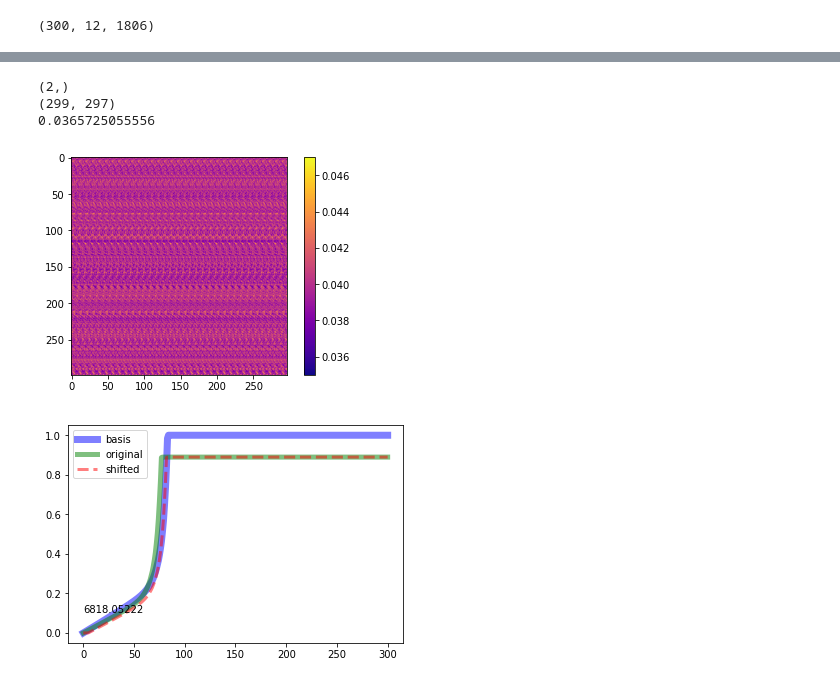
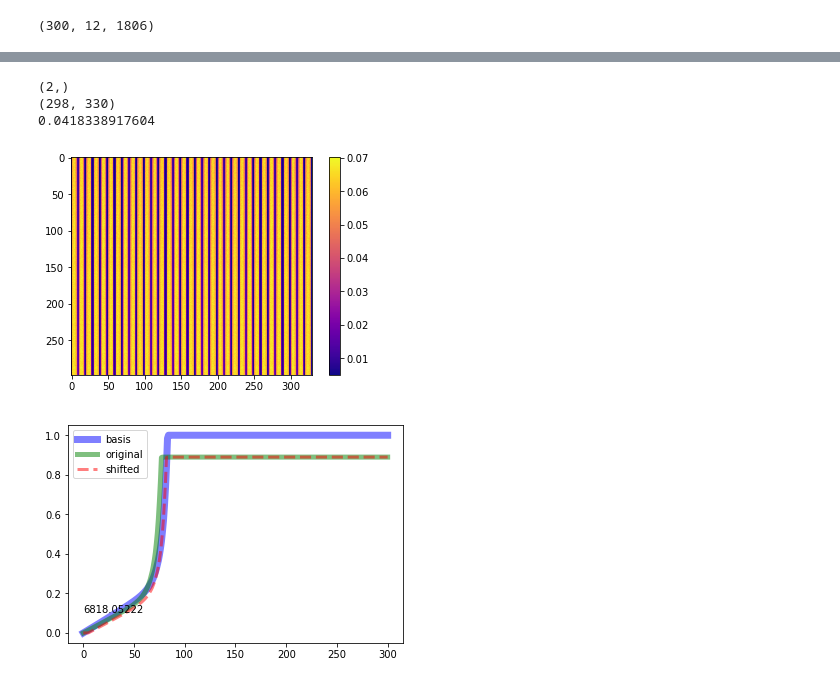
Before and after one commit to jmsz/posres, a Jupyter notebook: test2.ipynb, the cells around one changed output, grey strips where cells are left out. Saved outputs shown, nothing was run; the diff lists cells and outputs as text; code cells hidden in the pictures.

```diff
--- a/test2.ipynb
+++ b/test2.ipynb
@@ -436,14 +433,14 @@ def Chi2Single(sig_raw, sig_ref, plot=True):
             plt.plot(sig_ref, 'b-', linewidth=7.0, alpha=0.5, label = 'basis')
             plt.plot(sig_raw, 'g-', linewidth=5.0, alpha=0.5,label = 'original')
             plt.plot(sig, 'r--', linewidth=3.0, alpha=0.5, label = 'shifted')
-            plt.text(0, 0.1, chi2)
+            plt.text(0, 0.1, chi_squared)
             plt.legend()
             plt.savefig('test1.pdf')
             plt.show()
 
     # print('chi2 ', chi2)
-    posres = calc_pos_res(chi2)
+    posres = calc_pos_res(chi_squared)
     # print('posres ', posres)
 
-    return posres, chi2
+    return posres, chi_squared
 # %%
@@ -490,6 +496,7 @@ pos:  0.35837
 # Z and Z + 1
 chi_2_vals = []
 z_pos_vals = np.zeros((299, 12))
+z_chi_sq = np.zeros((299, 12))
 #print(pos_vals)
 #for i in range(0, len(base_data)):
 for j in range(0, 12):
@@ -499,3 +506,4 @@ for j in range(0, 12):
         pos, chi2 = Chi2Single(ref_sig, raw_sig, plot=False)
         chi_2_vals.append(chi2)
         z_pos_vals[i, j] = pos
+        z_chi_sq[i, j] = chi2
@@ -538,9 +594,8 @@ with open('z_posres.txt','wb') as f:
         np.savetxt(f, line, fmt='%.5f')
 # %%
 # X and X + 1
-
-chi_2_vals = []
 x_pos_vals = np.zeros((300, 11))
+x_chi2_vals = np.zeros((300, 11))
 #print(pos_vals)
 #for i in range(0, len(base_data)):
 for j in range(0, 11):
@@ -548,8 +603,8 @@ for j in range(0, 11):
         ref_sig = test_data[i, j]
         raw_sig = test_data[i, j + 1]
         pos, chi2 = Chi2Single(ref_sig, raw_sig, plot=False)
-        chi_2_vals.append(chi2)
         x_pos_vals[i, j] = pos
+        x_chi2_vals[i, j] = chi2
 # %%
 with open('x_posres.txt','wb') as f:
     for line in x_pos_vals:
@@ -652,7 +726,7 @@ for j in range(1, 12):
         raw_sig = test_data[i - 1, j - 1]
         pos, chi2 = Chi2Single(ref_sig, raw_sig, plot=False)
         chi_2_vals.append(chi2)
-        dm_pos_vals[i, j] = pos
+        dm_pos_vals[i-1, j-1] = pos
 # %%
 print(np.mean(dm_pos_vals))
 plt.imshow(dm_pos_vals, cmap='plasma', interpolation='none')
@@ -665,24 +747,24 @@ plt.show()
 # %%
 # Z and Z + 1
 lrg_array = np.array((299, 9 * 10))
-mini_array = dm_pos_vals[1:,1:10]
+mini_array = dm_pos_vals[1:,1:]
 #print(pos_vals)
 #for i in range(0, len(base_data)):
 #lrg_array[:,0:9] =z_pos_vals[:,0:9]
 print(lrg_array.shape)
 lrg_array= np.concatenate((mini_array, mini_array, mini_array, mini_array, mini_array,mini_array, mini_array, mini_array, mini_array, mini_array, mini_array,mini_array, mini_array, mini_array, mini_array, mini_array, mini_array, mini_array, mini_array, mini_array, mini_array, mini_array, mini_array, mini_array, mini_array, mini_array, mini_array, mini_array, mini_array, mini_array, mini_array, mini_array, mini_array), axis = 1)
 print(lrg_array.shape)
 
 print(np.mean(dm_pos_vals))
-plt.imshow(lrg_array,vmin=0.035, vmax=0.047, cmap='plasma', interpolation='bilinear')
+plt.imshow(lrg_array, cmap='plasma', interpolation='none')
 plt.colorbar()
 plt.savefig('./lrg_dm_png.pdf')
 plt.show()
 # %% [output]
 (2,)
-(299, 297)
-0.0365725055556
+(298, 330)
+0.0418338917604
-[figure, old version]
+[figure, new version]
 # %%
 plt.hist(diff_vals)
 plt.show()
```
Also changed, not shown: parts of 17 cells of this notebook, 14 other files.
